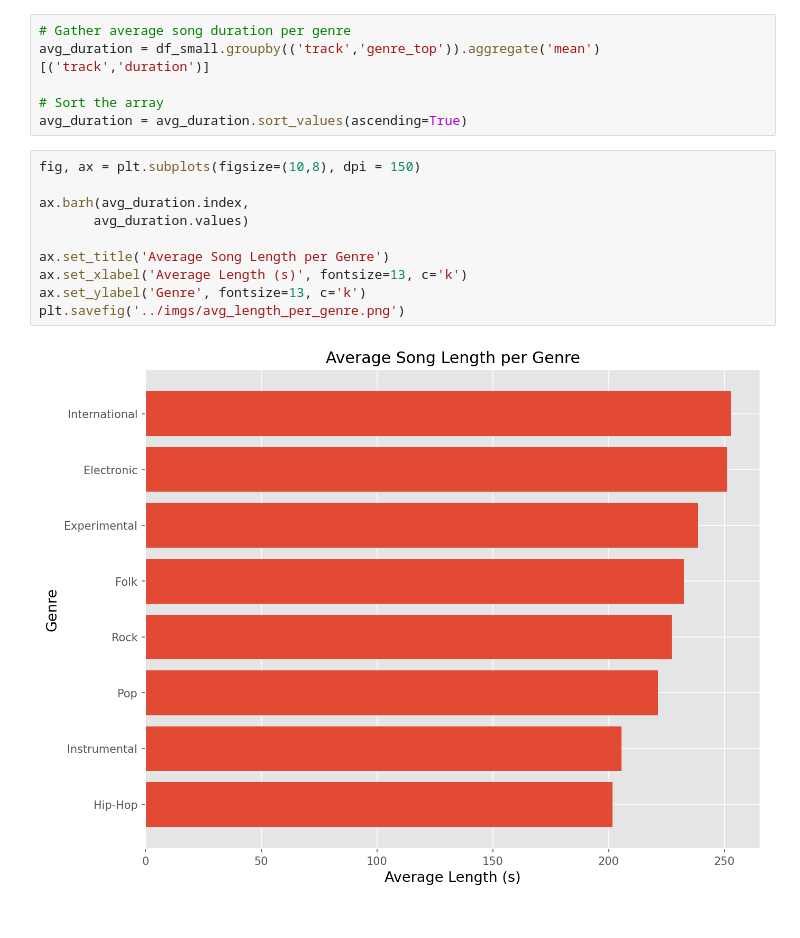
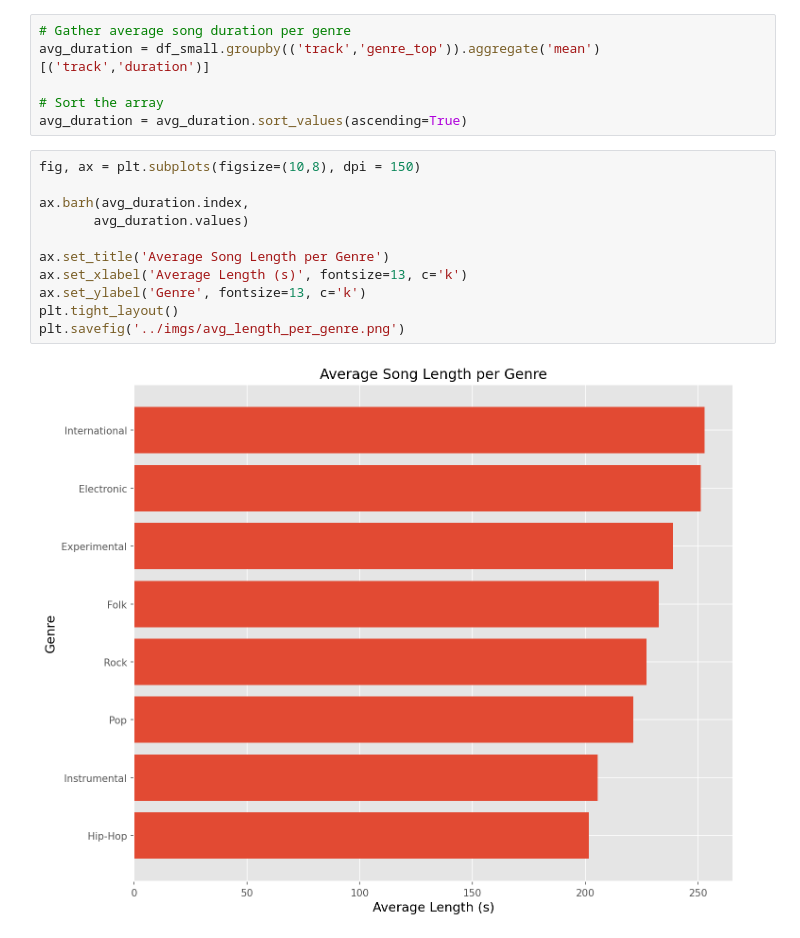
Before and after one commit to kenshr/Music-Genre-Classification, a Jupyter notebook: src/EDA.ipynb, the cells around one changed output. Cells and saved outputs as stored; diff of their text form.

```diff
--- a/src/EDA.ipynb
+++ b/src/EDA.ipynb
@@ -128,12 +129,13 @@ avg_duration = avg_duration.sort_values(ascending=True)
 # %%
 fig, ax = plt.subplots(figsize=(10,8), dpi = 150)
 
 ax.barh(avg_duration.index,
        avg_duration.values)
 
 ax.set_title('Average Song Length per Genre')
 ax.set_xlabel('Average Length (s)', fontsize=13, c='k')
 ax.set_ylabel('Genre', fontsize=13, c='k')
+plt.tight_layout()
 plt.savefig('../imgs/avg_length_per_genre.png')
 # %% [output]
-[figure, old version]
+[figure, new version]
```
Also changed, not shown: parts of 1 cell of this notebook.
